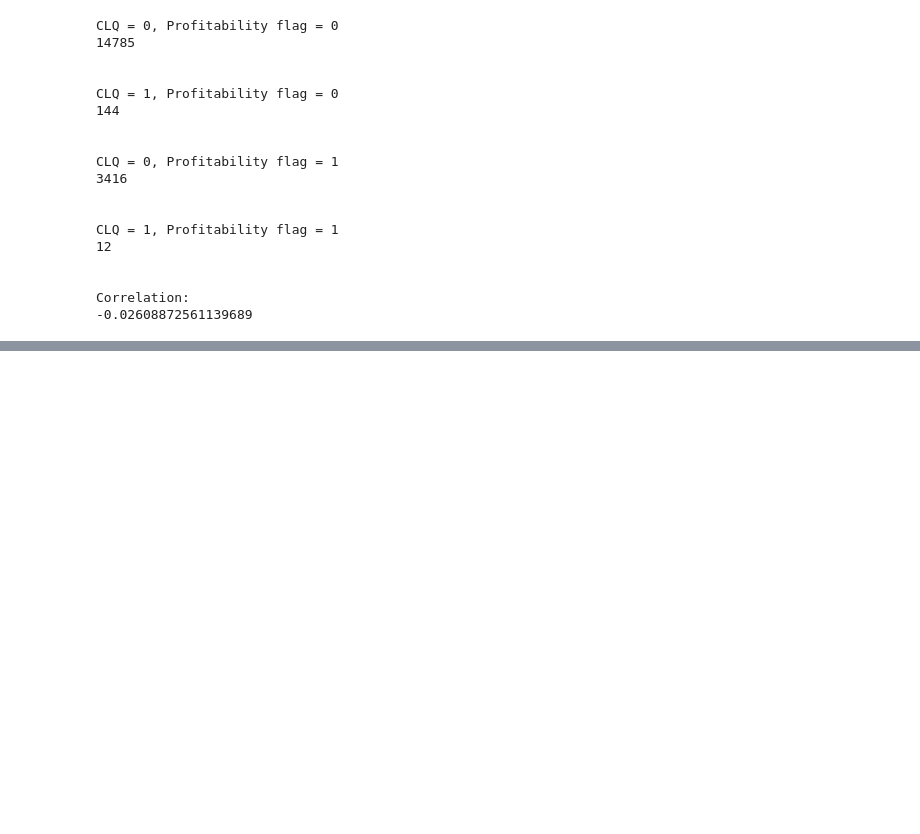
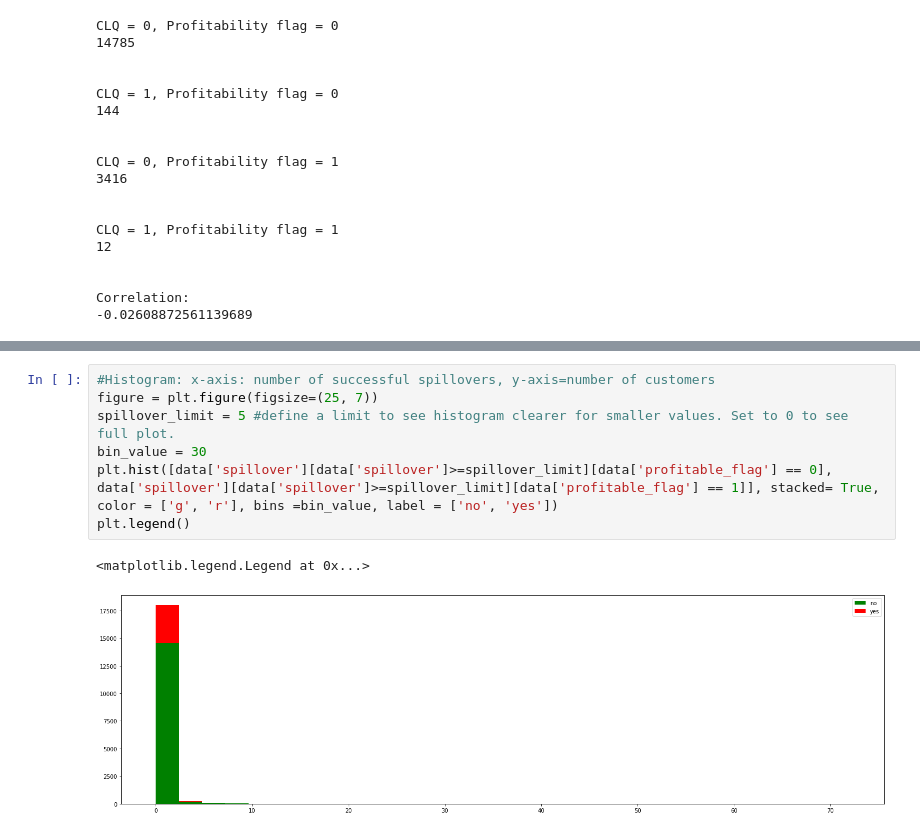
Before and after one commit to param-kothari/Amex-AnalyseThis2020, a Jupyter notebook: dataClean_dataAnal.ipynb, the cells around one changed output, grey strips where cells are left out. Drawn from its saved outputs; the diff is of its cells as text; blank space fills up the shorter version.

```diff
--- a/dataClean_dataAnal.ipynb
+++ b/dataClean_dataAnal.ipynb
@@ -286,0 +299,10 @@ Correlation:
+# %%
+#Histogram: x-axis: number of successful spillovers, y-axis=number of customers
+figure = plt.figure(figsize=(25, 7))
+spillover_limit = 5 #define a limit to see histogram clearer for smaller values. Set to 0 to see full plot.
+bin_value = 30
+plt.hist([data['spillover'][data['spillover']>=spillover_limit][data['profitable_flag'] == 0], data['spillover'][data['spillover']>=spillover_limit][data['profitable_flag'] == 1]], stacked= True, color = ['g', 'r'], bins =bin_value, label = ['no', 'yes'])
+plt.legend()
+# %% [output]
+<matplotlib.legend.Legend at 0x...>
+[figure, added]
```
Also changed, not shown: parts of 7 cells of this notebook.
